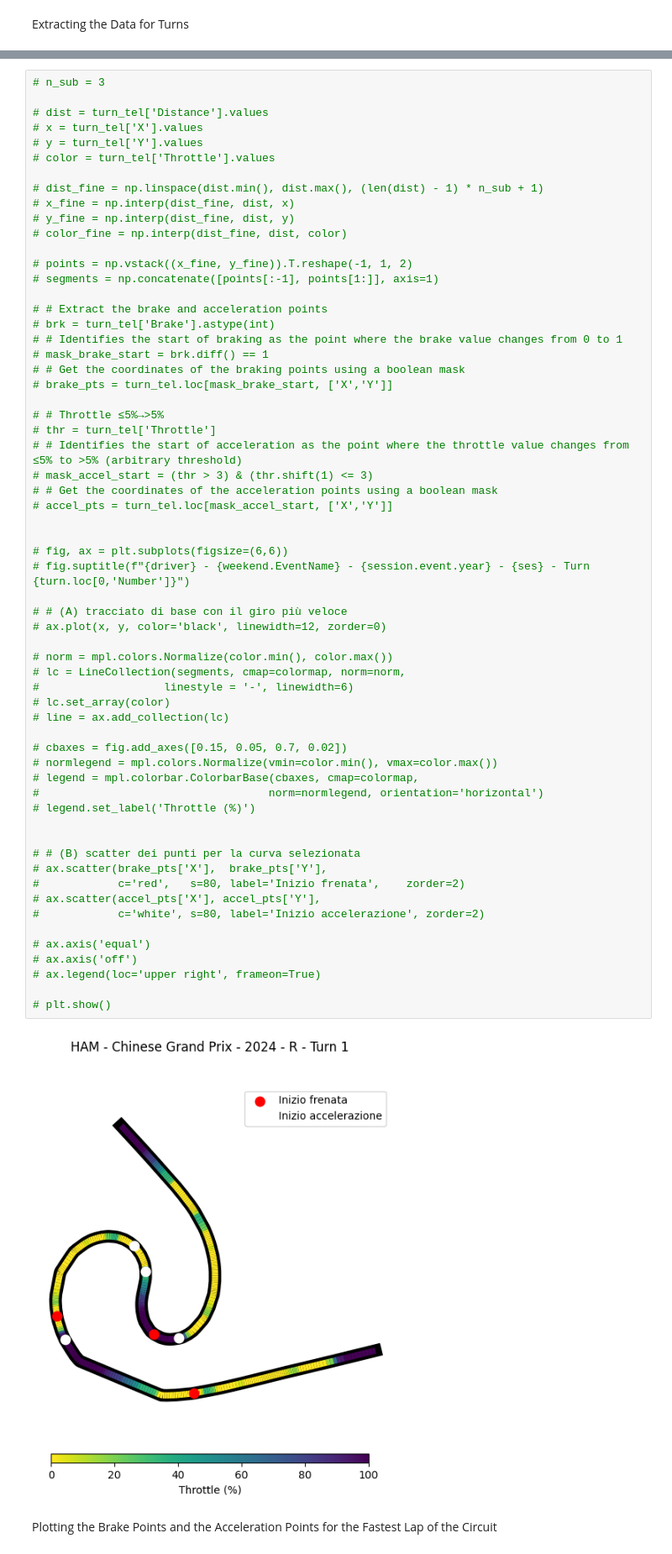
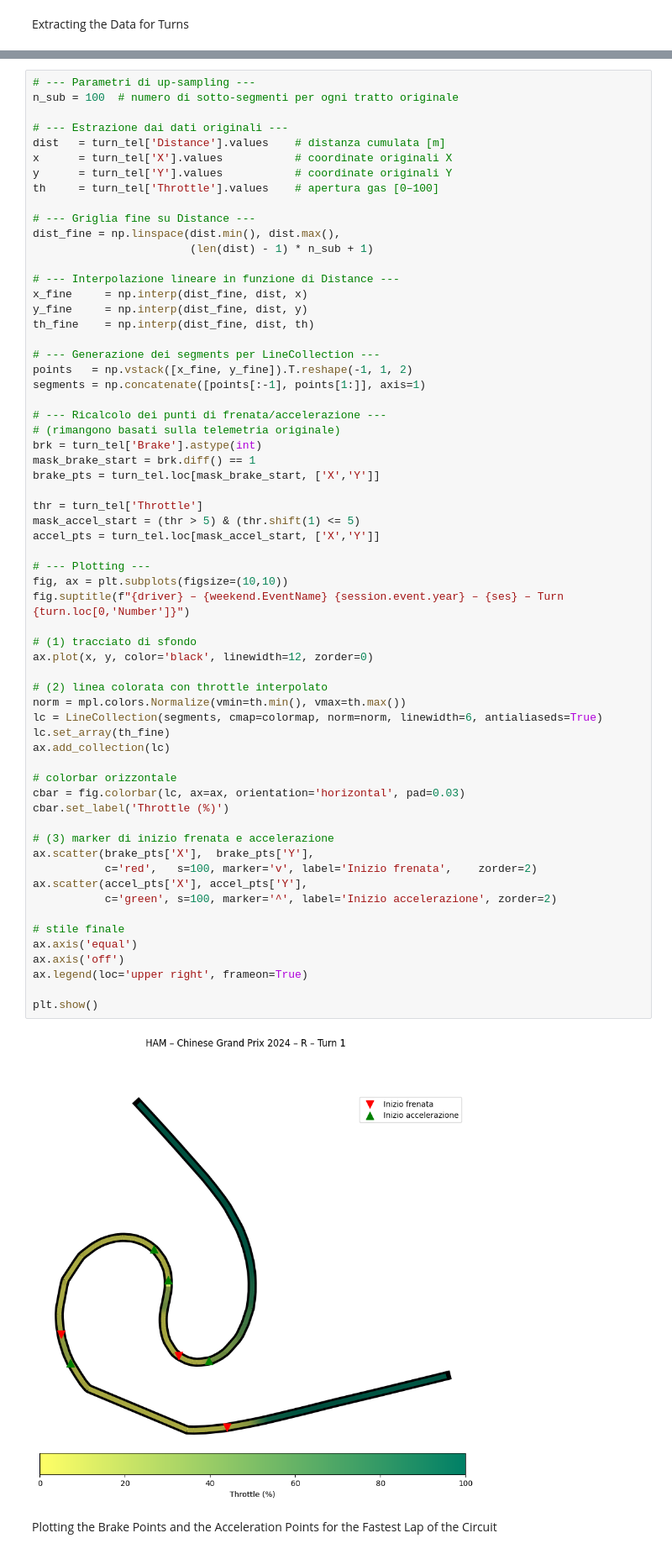
Before and after one commit to FrankDena/F1_Vis, a Jupyter notebook: Brk_Acc_Points.ipynb, the cells around one changed output, grey strips where cells are left out. Shown at 84% size. Cells and saved outputs as stored; diff of their text form.

Commit message:
Modifica al codice per aumentare l'interpolazione dei punti della colormap

```diff
--- a/Brk_Acc_Points.ipynb
+++ b/Brk_Acc_Points.ipynb
@@ -183,66 +183,67 @@ plt.show()
 # %%
-# n_sub = 3
+# --- Parametri di up-sampling ---
+n_sub = 100  # numero di sotto-segmenti per ogni tratto originale
 
-# dist = turn_tel['Distance'].values
-# x = turn_tel['X'].values
-# y = turn_tel['Y'].values
-# color = turn_tel['Throttle'].values
+# --- Estrazione dai dati originali ---
+dist   = turn_tel['Distance'].values    # distanza cumulata [m]
+x      = turn_tel['X'].values           # coordinate originali X
+y      = turn_tel['Y'].values           # coordinate originali Y
+th     = turn_tel['Throttle'].values    # apertura gas [0–100]
 
-# dist_fine = np.linspace(dist.min(), dist.max(), (len(dist) - 1) * n_sub + 1)
-# x_fine = np.interp(dist_fine, dist, x)
-# y_fine = np.interp(dist_fine, dist, y)
-# color_fine = np.interp(dist_fine, dist, color)
+# --- Griglia fine su Distance ---
+dist_fine = np.linspace(dist.min(), dist.max(),
+                        (len(dist) - 1) * n_sub + 1)
 
-# points = np.vstack((x_fine, y_fine)).T.reshape(-1, 1, 2)
-# segments = np.concatenate([points[:-1], points[1:]], axis=1)
+# --- Interpolazione lineare in funzione di Distance ---
+x_fine     = np.interp(dist_fine, dist, x)
+y_fine     = np.interp(dist_fine, dist, y)
+th_fine    = np.interp(dist_fine, dist, th)
 
-# # Extract the brake and acceleration points
-# brk = turn_tel['Brake'].astype(int)
-# # Identifies the start of braking as the point where the brake value changes from 0 to 1
-# mask_brake_start = brk.diff() == 1
-# # Get the coordinates of the braking points using a boolean mask
-# brake_pts = turn_tel.loc[mask_brake_start, ['X','Y']]
+# --- Generazione dei segments per LineCollection ---
+points   = np.vstack([x_fine, y_fine]).T.reshape(-1, 1, 2)
+segments = np.concatenate([points[:-1], points[1:]], axis=1)
 
-# # Throttle ≤5%→>5%
-# thr = turn_tel['Throttle']
-# # Identifies the start of acceleration as the point where the throttle value changes from ≤5% to >5% (arbitrary threshold)
-# mask_accel_start = (thr > 3) & (thr.shift(1) <= 3)
-# # Get the coordinates of the acceleration points using a boolean mask
-# accel_pts = turn_tel.loc[mask_accel_start, ['X','Y']]
+# --- Ricalcolo dei punti di frenata/accelerazione ---
+# (rimangono basati sulla telemetria originale)
+brk = turn_tel['Brake'].astype(int)
+mask_brake_start = brk.diff() == 1
+brake_pts = turn_tel.loc[mask_brake_start, ['X','Y']]
 
+thr = turn_tel['Throttle']
+mask_accel_start = (thr > 5) & (thr.shift(1) <= 5)
+accel_pts = turn_tel.loc[mask_accel_start, ['X','Y']]
 
-# fig, ax = plt.subplots(figsize=(6,6))
-# fig.suptitle(f"{driver} - {weekend.EventName} - {session.event.year} - {ses} - Turn {turn.loc[0,'Number']}")
+# --- Plotting ---
+fig, ax = plt.subplots(figsize=(10,10))
+fig.suptitle(f"{driver} – {weekend.EventName} {session.event.year} – {ses} – Turn {turn.loc[0,'Number']}")
 
-# # (A) tracciato di base con il giro più veloce
-# ax.plot(x, y, color='black', linewidth=12, zorder=0)
+# (1) tracciato di sfondo
+ax.plot(x, y, color='black', linewidth=12, zorder=0)
 
-# norm = mpl.colors.Normalize(color.min(), color.max())
-# lc = LineCollection(segments, cmap=colormap, norm=norm,
-#                   linestyle = '-', linewidth=6)
-# lc.set_array(color)
-# line = ax.add_collection(lc)
+# (2) linea colorata con throttle interpolato
+norm = mpl.colors.Normalize(vmin=th.min(), vmax=th.max())
+lc = LineCollection(segments, cmap=colormap, norm=norm, linewidth=6, antialiaseds=True)
+lc.set_array(th_fine)
+ax.add_collection(lc)
 
-# cbaxes = fig.add_axes([0.15, 0.05, 0.7, 0.02])
-# normlegend = mpl.colors.Normalize(vmin=color.min(), vmax=color.max())
-# legend = mpl.colorbar.ColorbarBase(cbaxes, cmap=colormap,
-#                                   norm=normlegend, orientation='horizontal')
-# legend.set_label('Throttle (%)')
+# colorbar orizzontale
+cbar = fig.colorbar(lc, ax=ax, orientation='horizontal', pad=0.03)
+cbar.set_label('Throttle (%)')
 
+# (3) marker di inizio frenata e accelerazione
+ax.scatter(brake_pts['X'],  brake_pts['Y'],
+           c='red',   s=100, marker='v', label='Inizio frenata',    zorder=2)
+ax.scatter(accel_pts['X'], accel_pts['Y'],
+           c='green', s=100, marker='^', label='Inizio accelerazione', zorder=2)
 
-# # (B) scatter dei punti per la curva selezionata
-# ax.scatter(brake_pts['X'],  brake_pts['Y'],
-#            c='red',   s=80, label='Inizio frenata',    zorder=2)
-# ax.scatter(accel_pts['X'], accel_pts['Y'],
-#            c='white', s=80, label='Inizio accelerazione', zorder=2)
+# stile finale
+ax.axis('equal')
+ax.axis('off')
+ax.legend(loc='upper right', frameon=True)
 
-# ax.axis('equal')
-# ax.axis('off')
-# ax.legend(loc='upper right', frameon=True)
-
-# plt.show()
+plt.show()
 # %% [output]
-[figure, old version]
+[figure, new version]
 # %% [markdown]
 Plotting the Brake Points and the Acceleration Points for the Fastest Lap of the Circuit
 # %%
```
Also changed, not shown: parts of 1 cell of this notebook, 1 other file.
